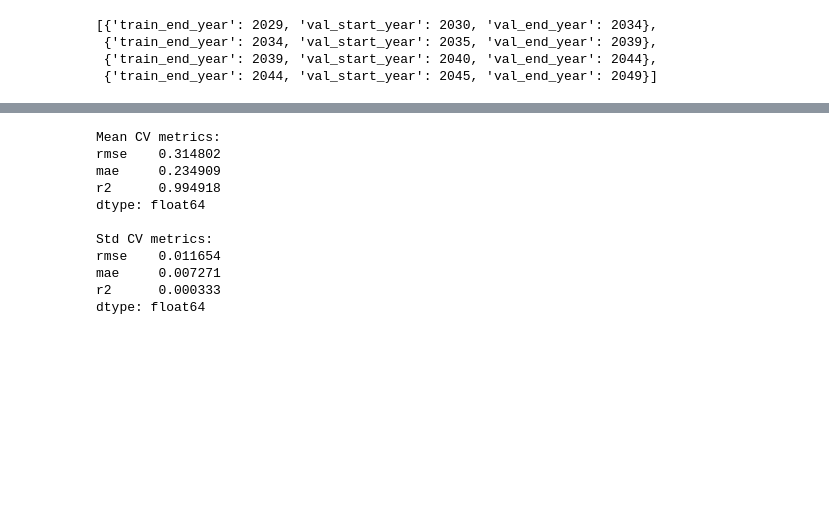
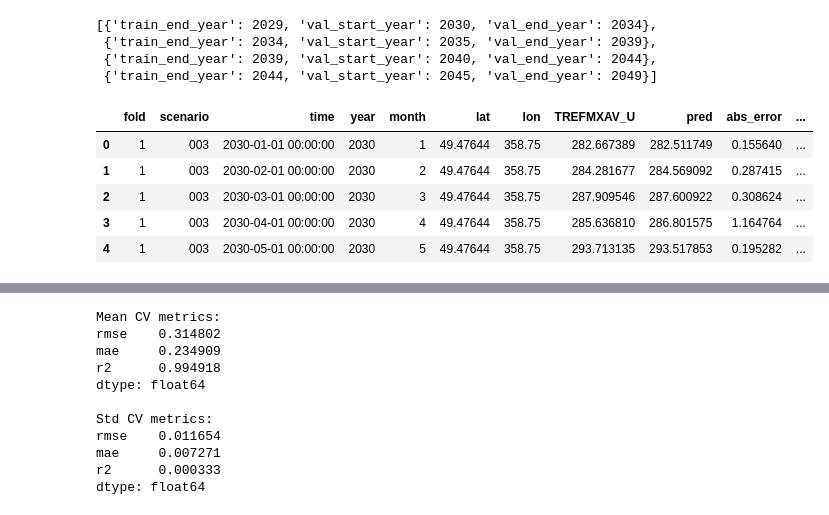
Before and after one commit to Jacob-DS-1/eds_project2, a Jupyter notebook: notebooks/03_modelling_xgboost.ipynb, the cells around one changed output, grey strips where cells are left out. Cells and saved outputs as stored; diff of their text form; code cells hidden in the pictures; blank space fills up the shorter version.

```diff
--- a/notebooks/03_modelling_xgboost.ipynb
+++ b/notebooks/03_modelling_xgboost.ipynb
@@ -316,3 +322,12 @@ for i, fold in enumerate(folds, start=1):
+# %%
+val_preds_xgb.head()
+# %% [output]
+|  | fold | scenario | time | year | month | lat | lon | TREFMXAV_U | pred | abs_error | ... |
+| 0 | 1 | 003 | 2030-01-01 00:00:00 | 2030 | 1 | 49.47644 | 358.75 | 282.667389 | 282.511749 | 0.155640 | ... |
+| 1 | 1 | 003 | 2030-02-01 00:00:00 | 2030 | 2 | 49.47644 | 358.75 | 284.281677 | 284.569092 | 0.287415 | ... |
+| 2 | 1 | 003 | 2030-03-01 00:00:00 | 2030 | 3 | 49.47644 | 358.75 | 287.909546 | 287.600922 | 0.308624 | ... |
+| 3 | 1 | 003 | 2030-04-01 00:00:00 | 2030 | 4 | 49.47644 | 358.75 | 285.636810 | 286.801575 | 1.164764 | ... |
+| 4 | 1 | 003 | 2030-05-01 00:00:00 | 2030 | 5 | 49.47644 | 358.75 | 293.713135 | 293.517853 | 0.195282 | ... |
 # %%
 cv_results_xgb
 # %% [output]
```
Also changed, not shown: parts of 5 cells of this notebook.
